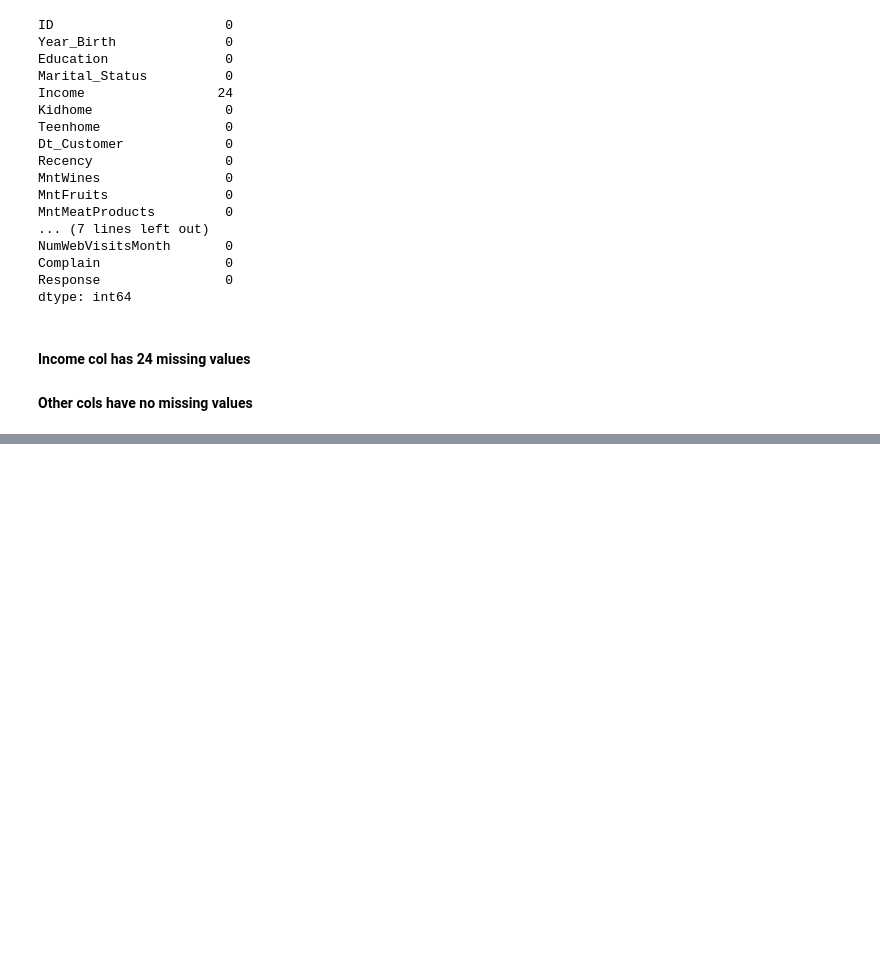
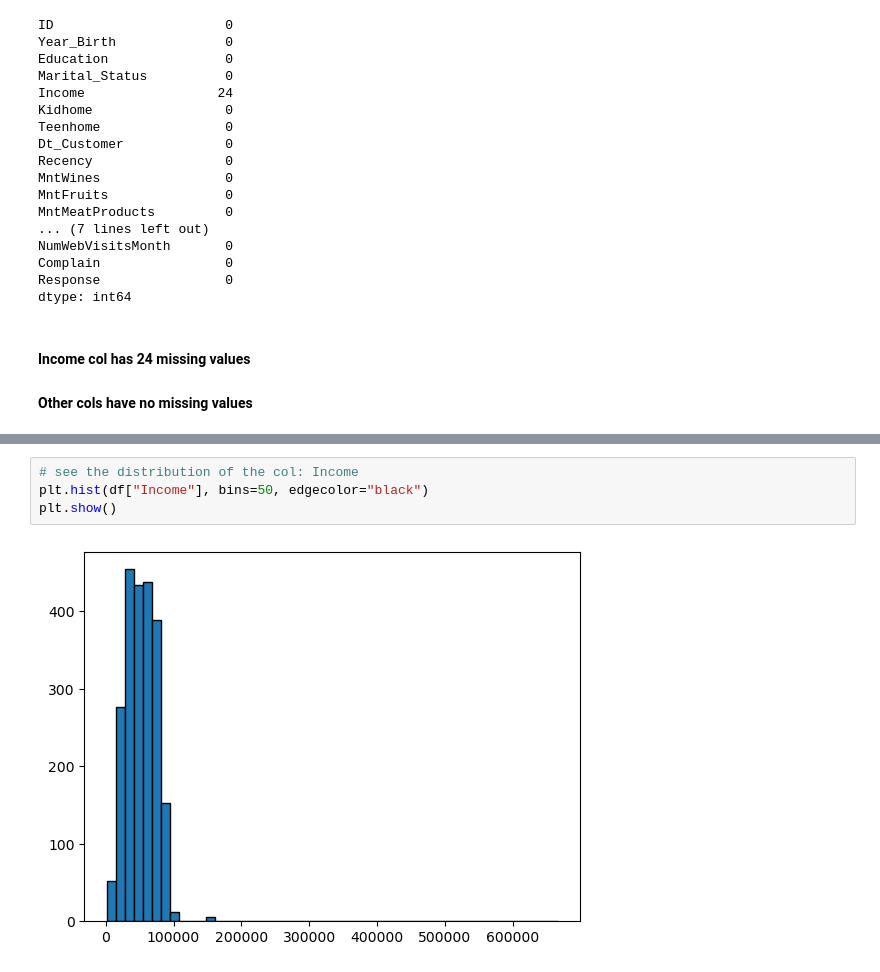
Before and after one commit to dilliram-code/Smart-cart-clustering-system, a Jupyter notebook: Data_cleaning/smart_cart_clustering.ipynb, the cells around one changed output, grey strips where cells are left out. Drawn from its saved outputs; the diff is of its cells as text; blank space fills up the shorter version.

```diff
--- a/Data_cleaning/smart_cart_clustering.ipynb
+++ b/Data_cleaning/smart_cart_clustering.ipynb
@@ -80,0 +96,6 @@ dtype: int64
+# %%
+# see the distribution of the col: Income
+plt.hist(df["Income"], bins=50, edgecolor="black")
+plt.show()
+# %% [output]
+[figure, added]
```
Also changed, not shown: parts of 2 cells of this notebook.
